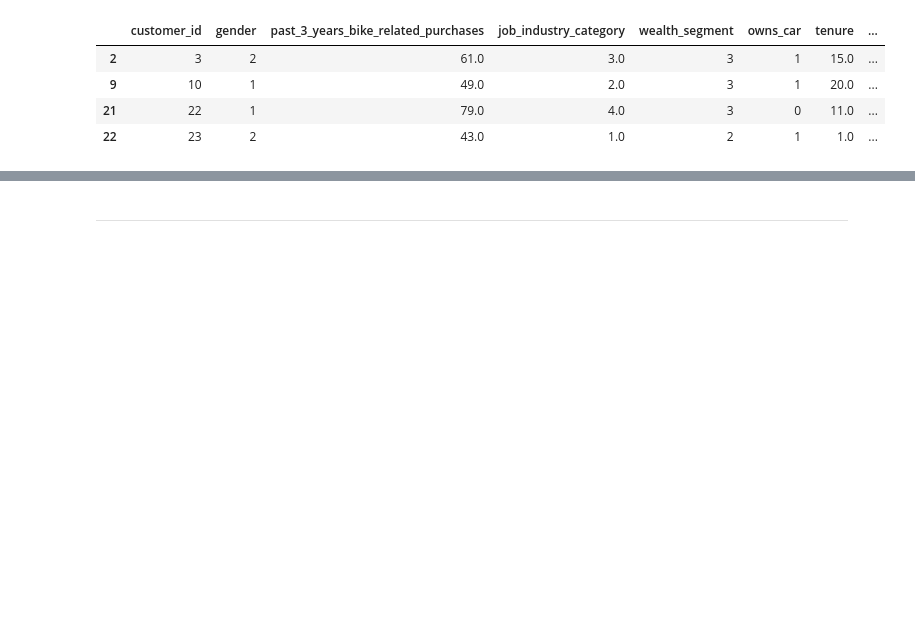
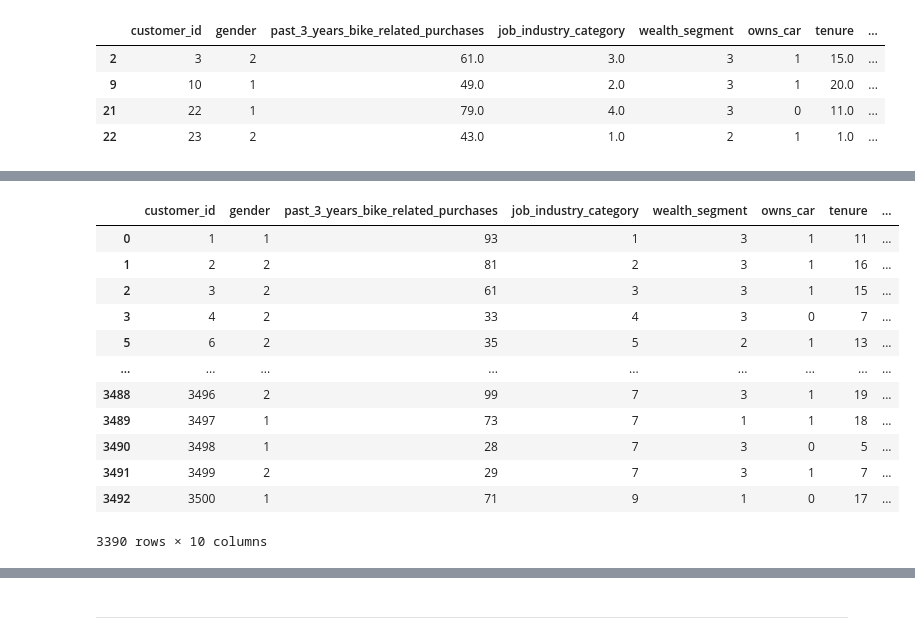
Before and after one commit to npradaschnor/KPMG-Virtual-Internship, a Jupyter notebook: KPMG_virtual_internship.ipynb, the cells around one changed output, grey strips where cells are left out. Saved outputs shown, nothing was run; the diff lists cells and outputs as text; code cells hidden in the pictures; blank space fills up the shorter version.

```diff
--- a/KPMG_virtual_internship.ipynb
+++ b/KPMG_virtual_internship.ipynb
@@ -1997 +2023,18 @@ df.head()
+# %%
+#Convert float to integer
+df.astype(int)
+# %% [output]
+|  | customer_id | gender | past_3_years_bike_related_purchases | job_industry_category | wealth_segment | owns_car | tenure | ... |
+| 0 | 1 | 1 | 93 | 1 | 3 | 1 | 11 | ... |
+| 1 | 2 | 2 | 81 | 2 | 3 | 1 | 16 | ... |
+| 2 | 3 | 2 | 61 | 3 | 3 | 1 | 15 | ... |
+| 3 | 4 | 2 | 33 | 4 | 3 | 0 | 7 | ... |
+| 5 | 6 | 2 | 35 | 5 | 2 | 1 | 13 | ... |
+| ... | ... | ... | ... | ... | ... | ... | ... | ... |
+| 3488 | 3496 | 2 | 99 | 7 | 3 | 1 | 19 | ... |
+| 3489 | 3497 | 1 | 73 | 7 | 1 | 1 | 18 | ... |
+| 3490 | 3498 | 1 | 28 | 7 | 3 | 0 | 5 | ... |
+| 3491 | 3499 | 2 | 29 | 7 | 3 | 1 | 7 | ... |
+| 3492 | 3500 | 1 | 71 | 9 | 1 | 0 | 17 | ... |
+3390 rows × 10 columns
 # %%
```
Also changed, not shown: parts of 21 cells of this notebook, 1 other file.
